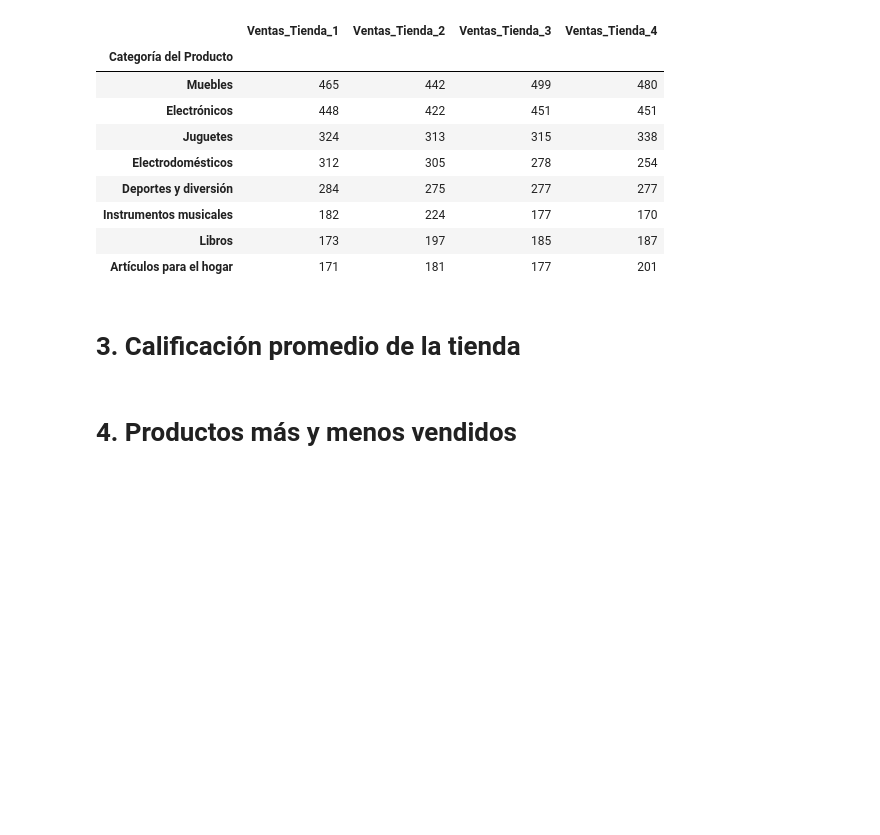
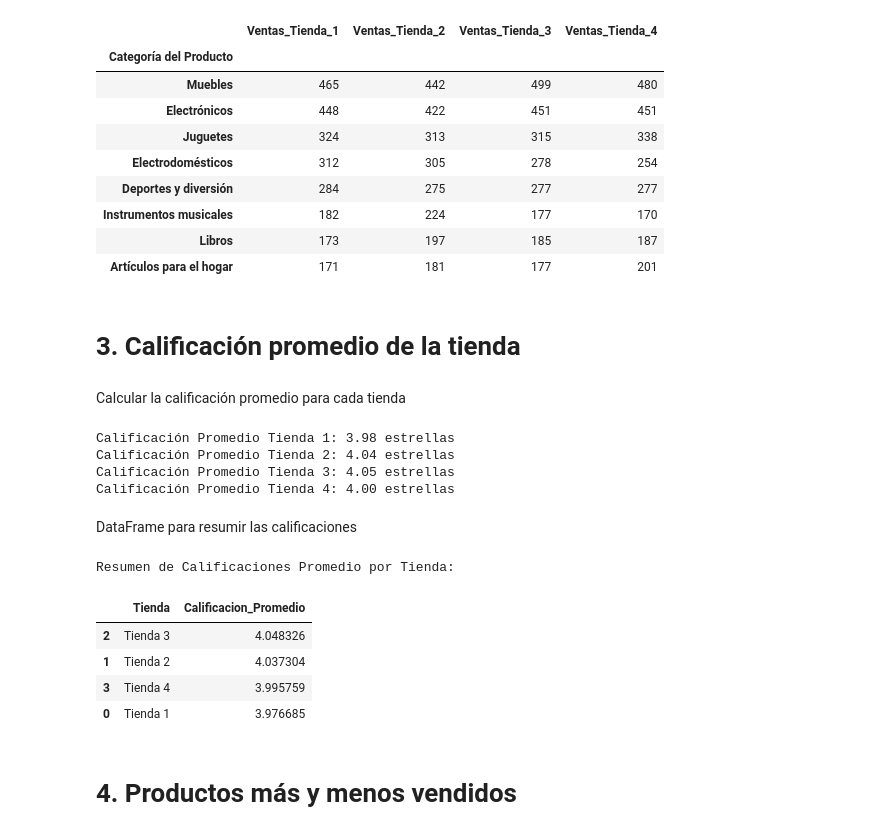
Before and after one commit to LordAguaKate/Store, a Jupyter notebook: AluraStoreLatam.ipynb, the cells around one changed output. Saved outputs shown, nothing was run; the diff lists cells and outputs as text; code cells hidden in the pictures; blank space fills up the shorter version.

Commit message:
Calificacion promedio completa

```diff
--- a/AluraStoreLatam.ipynb
+++ b/AluraStoreLatam.ipynb
@@ -137,6 +137,43 @@ Resumen Consolidado de Ventas por Categoría:
 | Artículos para el hogar | 171 | 181 | 177 | 201 |
 # %% [markdown]
 # 3. Calificación promedio de la tienda
+# %% [markdown]
+Calcular la calificación promedio para cada tienda
+# %%
+calificacion_tienda_1 = tienda['Calificación'].mean()
+calificacion_tienda_2 = tienda2['Calificación'].mean()
+calificacion_tienda_3 = tienda3['Calificación'].mean()
+calificacion_tienda_4 = tienda4['Calificación'].mean()
+# %%
+print(f"Calificación Promedio Tienda 1: {calificacion_tienda_1:.2f} estrellas")
+print(f"Calificación Promedio Tienda 2: {calificacion_tienda_2:.2f} estrellas")
+print(f"Calificación Promedio Tienda 3: {calificacion_tienda_3:.2f} estrellas")
+print(f"Calificación Promedio Tienda 4: {calificacion_tienda_4:.2f} estrellas")
+# %% [output]
+Calificación Promedio Tienda 1: 3.98 estrellas
+Calificación Promedio Tienda 2: 4.04 estrellas
+Calificación Promedio Tienda 3: 4.05 estrellas
+Calificación Promedio Tienda 4: 4.00 estrellas
+# %% [markdown]
+DataFrame para resumir las calificaciones
+# %%
+data_calificaciones = {
+    'Tienda': ['Tienda 1', 'Tienda 2', 'Tienda 3', 'Tienda 4'],
+    'Calificacion_Promedio': [calificacion_tienda_1, calificacion_tienda_2, calificacion_tienda_3, calificacion_tienda_4]
+}
+
+df_calificaciones = pd.DataFrame(data_calificaciones)
+df_calificaciones = df_calificaciones.sort_values(by='Calificacion_Promedio', ascending=False)
+
+print("Resumen de Calificaciones Promedio por Tienda:")
+df_calificaciones
+# %% [output]
+Resumen de Calificaciones Promedio por Tienda:
+|  | Tienda | Calificacion_Promedio |
+| 2 | Tienda 3 | 4.048326 |
+| 1 | Tienda 2 | 4.037304 |
+| 3 | Tienda 4 | 3.995759 |
+| 0 | Tienda 1 | 3.976685 |
 # %% [markdown]
 # 4. Productos más y menos vendidos
 # %% [markdown]
```
Also changed, not shown: parts of 1 cell of this notebook.
